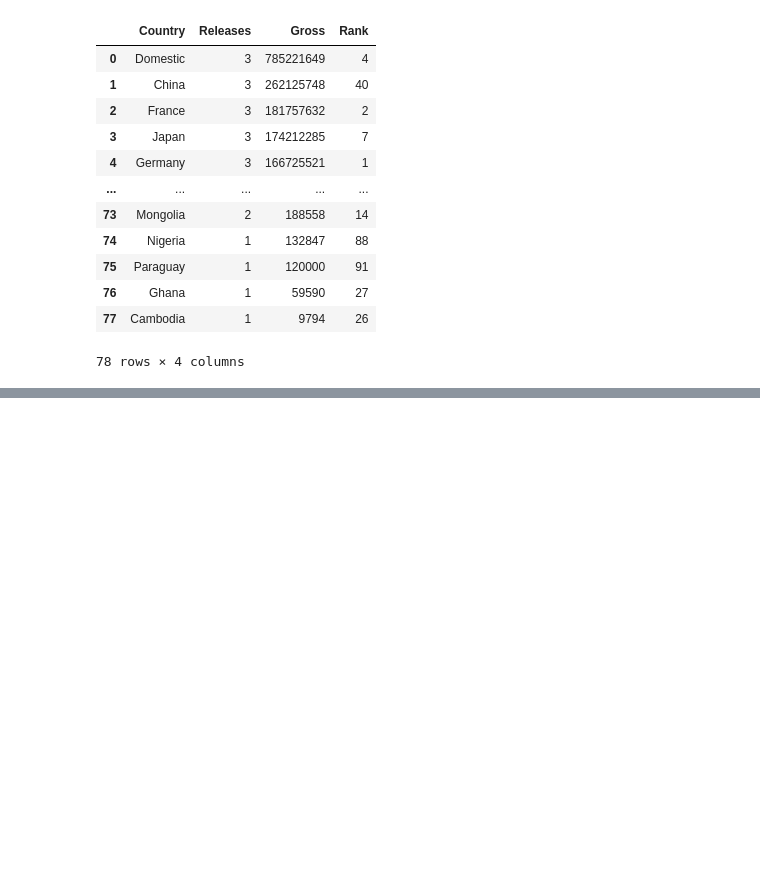
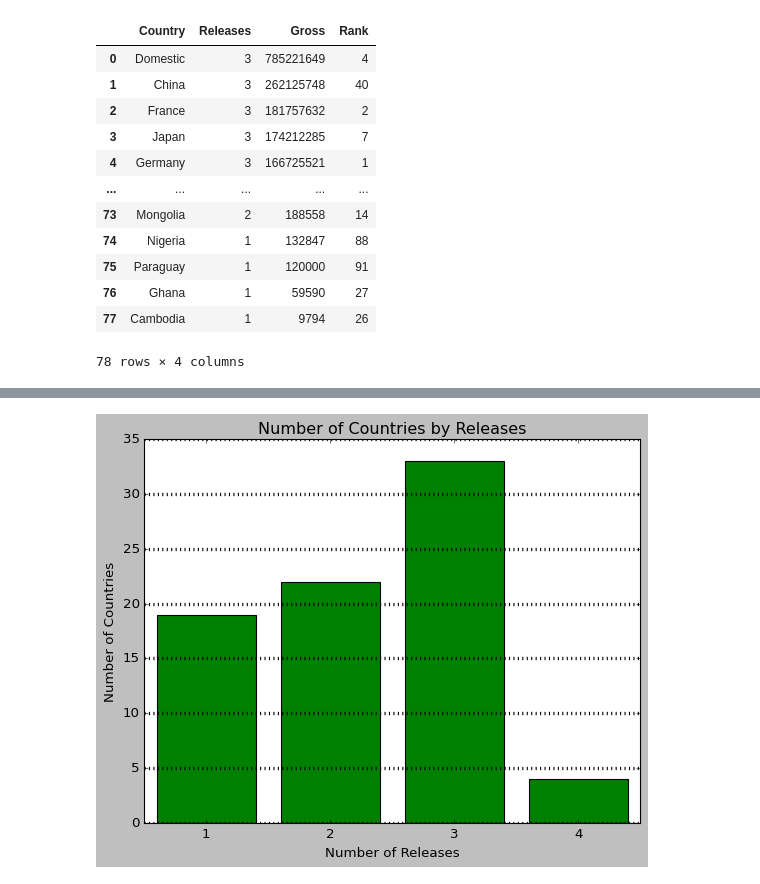
Before and after one commit to Urgith/data_science, a Jupyter notebook: scraping/box_mojo/avatar_box_office/data_plotting.ipynb, the cells around one changed output, grey strips where cells are left out. Drawn from its saved outputs; the diff is of its cells as text; code cells hidden in the pictures; blank space fills up the shorter version.

Commit message:
number of releases added

```diff
--- a/scraping/box_mojo/avatar_box_office/data_plotting.ipynb
+++ b/scraping/box_mojo/avatar_box_office/data_plotting.ipynb
@@ -48,0 +51,12 @@ plt.show()
+# %%
+releases = df['Releases'].value_counts()
+# %%
+plt.bar(releases.index, releases, color='green')
+plt.title('Number of Countries by Releases')
+plt.xlabel('Number of Releases')
+plt.ylabel('Number of Countries')
+
+plt.xticks(range(1, 5))
+plt.grid(axis='y', linewidth=3)
+# %% [output]
+[figure, added]
```
Also changed, not shown: parts of 1 cell of this notebook.
